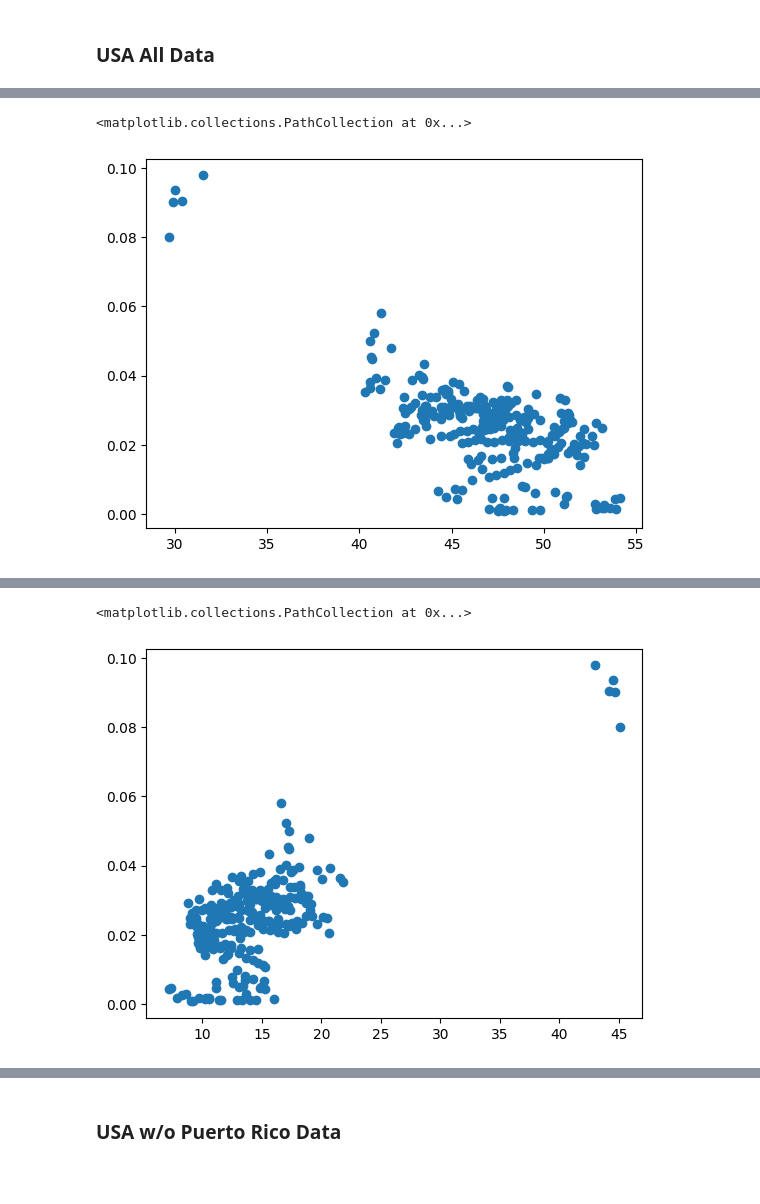
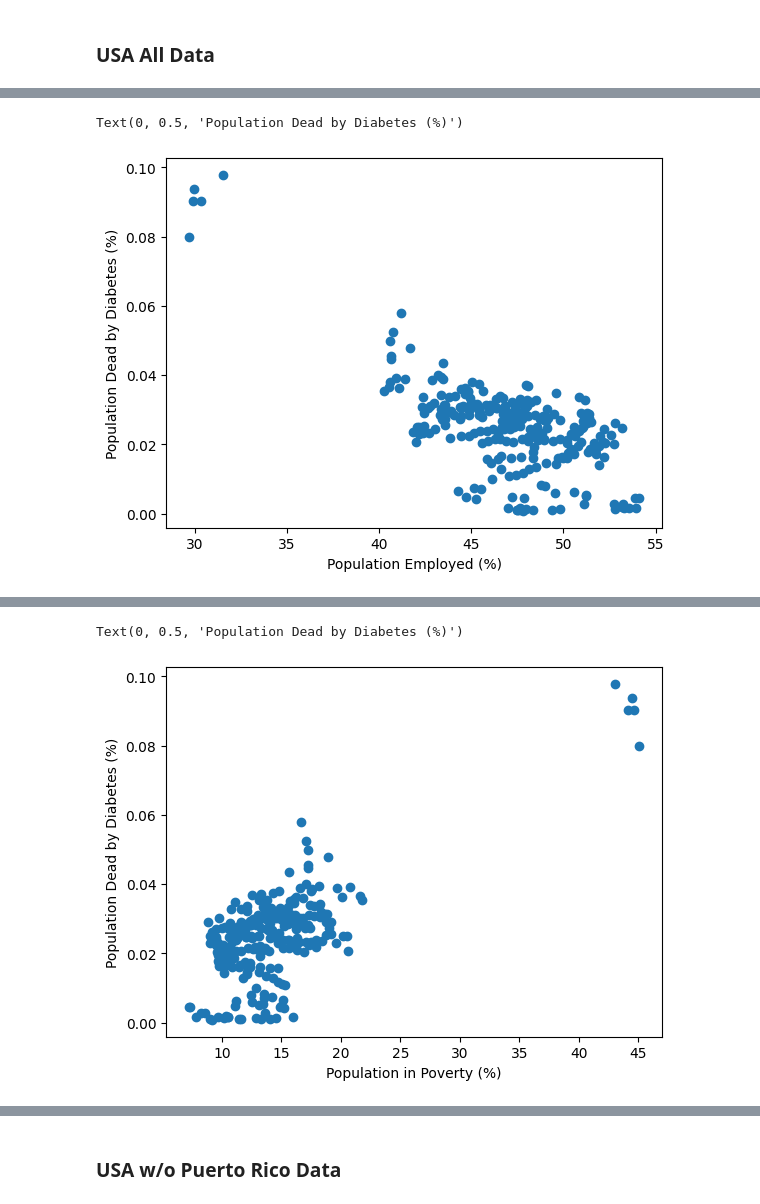
Before and after one commit to isabelmwork/Project1_Diabetes, a Jupyter notebook: Diabetes_Analysis.ipynb, the cells around one changed output, grey strips where cells are left out. Drawn from its saved outputs; the diff is of its cells as text; code cells hidden in the pictures; blank space fills up the shorter version.

Commit message:
minor fixes to graphs

```diff
--- a/Diabetes_Analysis.ipynb
+++ b/Diabetes_Analysis.ipynb
@@ -503,9 +516,11 @@ weekly_deaths_and_census.loc[weekly_deaths_and_census["Median Household Income"]
 | 208 | Puerto Rico | 2020 | 0.097799 | 3255642 | 21058.0 | 31.526194 | ... |
 # %%
 plt.scatter(weekly_deaths_and_census["Population Employed (%)"], weekly_deaths_and_census["Population Dead by Diabetes (%)"])
+plt.xlabel("Population Employed (%)")
+plt.ylabel("Population Dead by Diabetes (%)")
 # %% [output]
-<matplotlib.collections.PathCollection at 0x...>
+Text(0, 0.5, 'Population Dead by Diabetes (%)')
-[figure, old version]
+[figure, new version]
 # %%
 weekly_deaths_and_census.loc[weekly_deaths_and_census["Population Employed (%)"] < 35]
 # %% [output]
@@ -517,9 +532,11 @@ weekly_deaths_and_census.loc[weekly_deaths_and_census["Population Employed (%)"]
 | 208 | Puerto Rico | 2020 | 0.097799 | 3255642 | 21058.0 | 31.526194 | ... |
 # %%
 plt.scatter(weekly_deaths_and_census["Population in Poverty (%)"], weekly_deaths_and_census["Population Dead by Diabetes (%)"])
+plt.xlabel("Population in Poverty (%)")
+plt.ylabel("Population Dead by Diabetes (%)")
 # %% [output]
-<matplotlib.collections.PathCollection at 0x...>
+Text(0, 0.5, 'Population Dead by Diabetes (%)')
-[figure, old version]
+[figure, new version]
 # %%
 weekly_deaths_and_census.loc[weekly_deaths_and_census["Population in Poverty (%)"] > 25]
 # %% [output]
```
Also changed, not shown: parts of 20 cells of this notebook.
